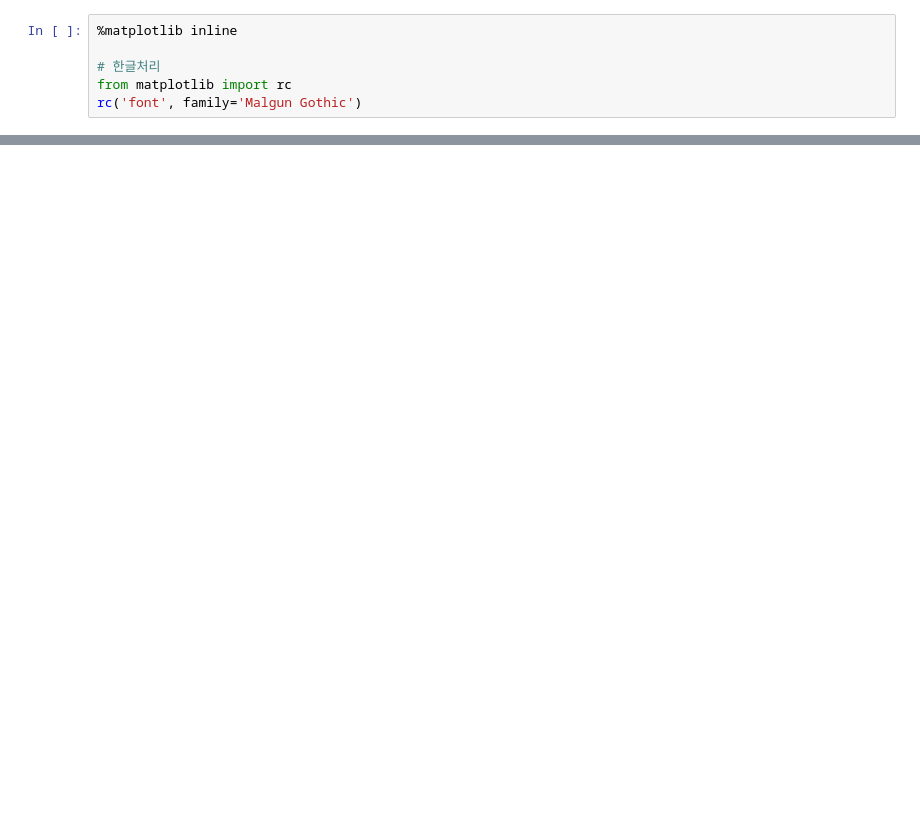
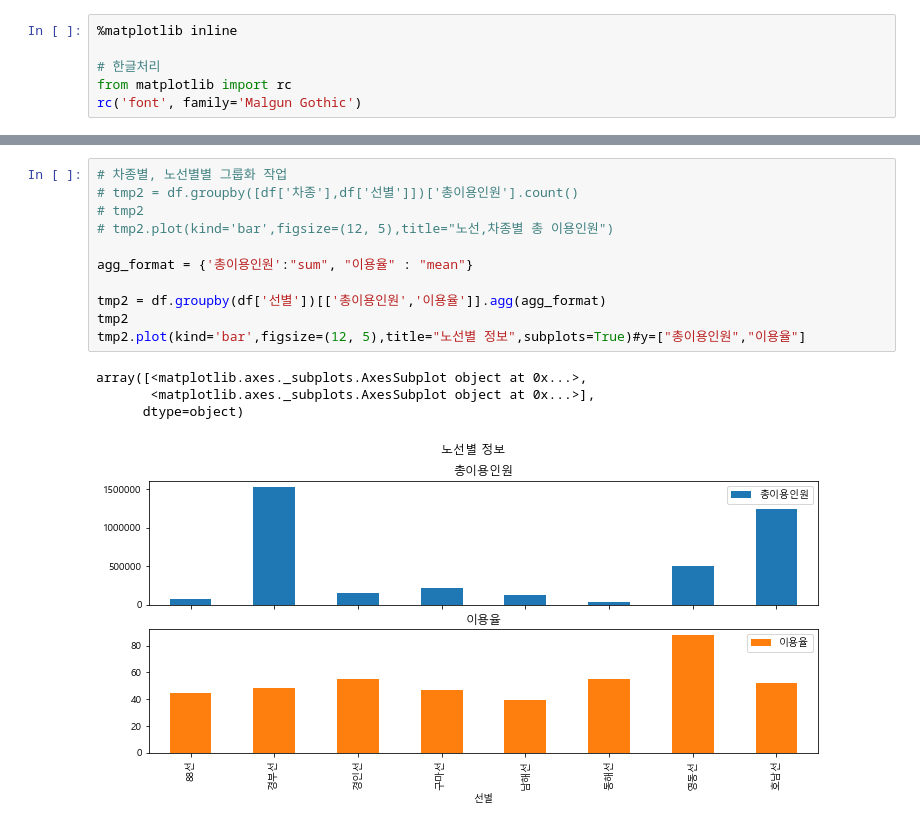
Before and after one commit to bill7845/jupyter_repo, a Jupyter notebook: pandas_tutorial/eAnalysis/02_pandas_class/Ex05_groupby3_고속도로.ipynb, the cells around one changed output, grey strips where cells are left out. Drawn from its saved outputs; the diff is of its cells as text; blank space fills up the shorter version.

```diff
--- a/pandas_tutorial/eAnalysis/02_pandas_class/Ex05_groupby3_고속도로.ipynb
+++ b/pandas_tutorial/eAnalysis/02_pandas_class/Ex05_groupby3_고속도로.ipynb
@@ -42,0 +71,16 @@ rc('font', family='Malgun Gothic')
+# %%
+# 차종별, 노선별별 그룹화 작업
+# tmp2 = df.groupby([df['차종'],df['선별']])['총이용인원'].count()
+# tmp2
+# tmp2.plot(kind='bar',figsize=(12, 5),title="노선,차종별 총 이용인원")
+
+agg_format = {'총이용인원':"sum", "이용율" : "mean"}
+
+tmp2 = df.groupby(df['선별'])[['총이용인원','이용율']].agg(agg_format)
+tmp2
+tmp2.plot(kind='bar',figsize=(12, 5),title="노선별 정보",subplots=True)#y=["총이용인원","이용율"]
+# %% [output]
+array([<matplotlib.axes._subplots.AxesSubplot object at 0x...>,
+       <matplotlib.axes._subplots.AxesSubplot object at 0x...>],
+      dtype=object)
+[figure, added]
```
Also changed, not shown: parts of 12 cells of this notebook, 9 other files.
